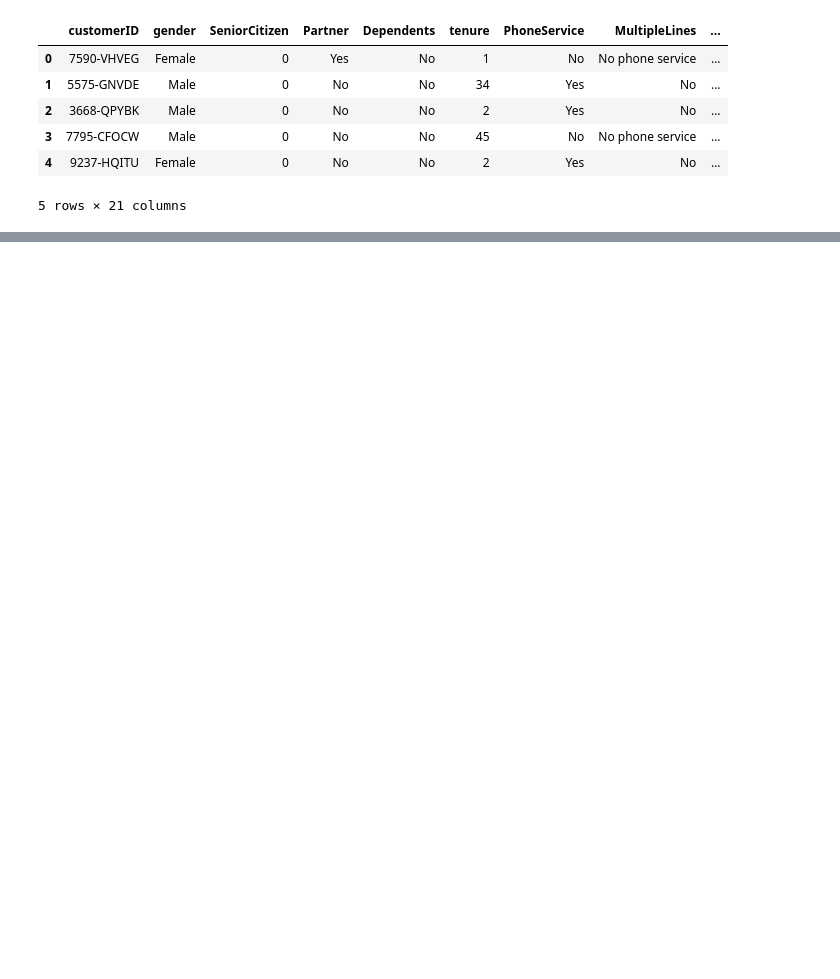
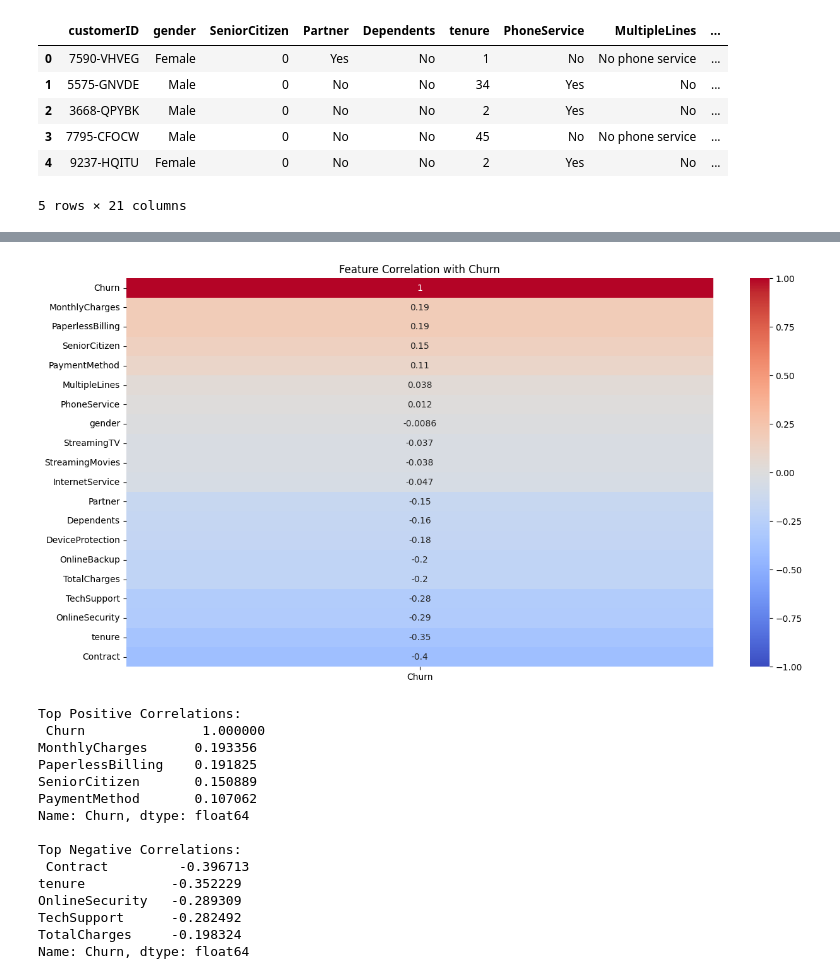
Before and after one commit to tejaz30/ML_comparitiveStudy, a Jupyter notebook: telecustomer.ipynb, the cells around one changed output, grey strips where cells are left out. Saved outputs shown, nothing was run; the diff lists cells and outputs as text; code cells hidden in the pictures; blank space fills up the shorter version.

```diff
--- a/telecustomer.ipynb
+++ b/telecustomer.ipynb
@@ -53,0 +158,38 @@ dtype: float64
+# %%
+# We create a temporary copy just for the heatmap.
+df_corr = df.copy()
+
+# Label Encode everything temporarily just to see the relationships
+from sklearn.preprocessing import LabelEncoder
+for col in df_corr.select_dtypes(include='object').columns:
+    df_corr[col] = LabelEncoder().fit_transform(df_corr[col])
+
+# --- 2. PLOT CORRELATION MATRIX ---
+plt.figure(figsize=(15, 8))
+# We care most about the 'Churn' column
+correlation = df_corr.corr()
+sns.heatmap(correlation[['Churn']].sort_values(by='Churn', ascending=False),
+            annot=True, cmap='coolwarm', vmin=-1, vmax=1)
+plt.title("Feature Correlation with Churn")
+plt.show()
+
+# --- 3. ANALYZE RESULTS ---
+print("Top Positive Correlations:\n", correlation['Churn'].sort_values(ascending=False).head(5))
+print("\nTop Negative Correlations:\n", correlation['Churn'].sort_values(ascending=True).head(5))
+# %% [output]
+[figure, added]
+Top Positive Correlations:
+ Churn               1.000000
+MonthlyCharges      0.193356
+PaperlessBilling    0.191825
+SeniorCitizen       0.150889
+PaymentMethod       0.107062
+Name: Churn, dtype: float64
+
+Top Negative Correlations:
+ Contract         -0.396713
+tenure           -0.352229
+OnlineSecurity   -0.289309
+TechSupport      -0.282492
+TotalCharges     -0.198324
+Name: Churn, dtype: float64
```
Also changed, not shown: parts of 13 cells of this notebook.
